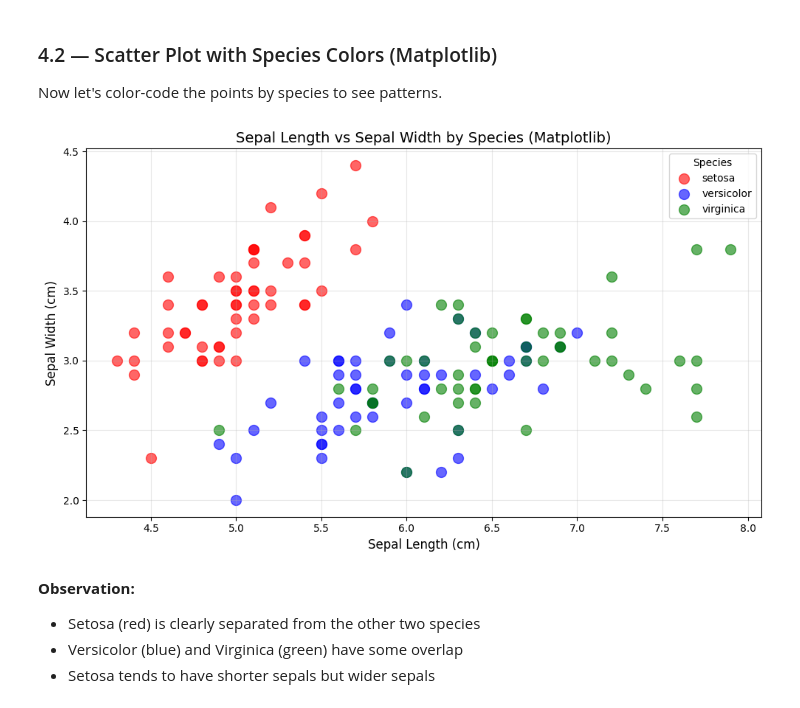
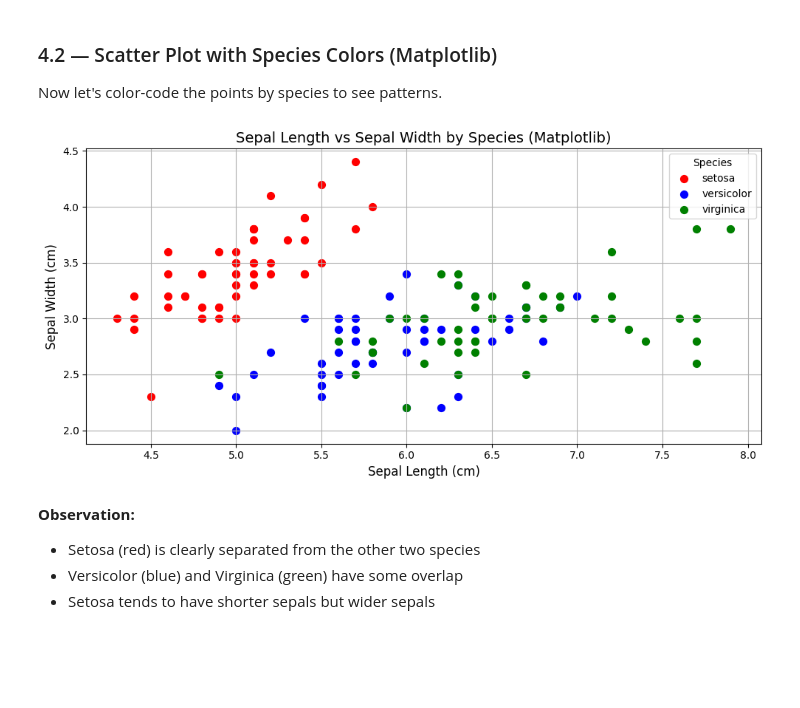
Before and after one commit to VeenaKodimala/Certificate-Program-in-AIML-IIT-Patna, a Jupyter notebook: Matplotlib/Matplotlip - Story telling via plotting.ipynb, the cells around one changed output. Drawn from its saved outputs; the diff is of its cells as text; code cells hidden in the pictures; blank space fills up the shorter version.

```diff
--- a/Matplotlib/Matplotlip - Story telling via plotting.ipynb
+++ b/Matplotlib/Matplotlip - Story telling via plotting.ipynb
@@ -497,25 +503,26 @@ plt.show()
 Now let's color-code the points by species to see patterns.
 # %%
 # Scatter plot with species colors using Matplotlib
-plt.figure(figsize=(10, 6))
+plt.figure(figsize=(10, 5))
 
 # Plot each species separately
 colors = {'setosa': 'red', 'versicolor': 'blue', 'virginica': 'green'}
 
 for species in iris['species'].unique():
     subset = iris[iris['species'] == species]
+    #Here alpha is the amount of darkness for the coluor that we apply(below 1), s=size of the symbol to plot,label=this will appear in legend.
     plt.scatter(subset['sepal_length'], subset['sepal_width'],
-                label=species, alpha=0.6, s=100, c=colors[species])
+                label=species, alpha=1, s=50, c=colors[species])
 
 plt.xlabel('Sepal Length (cm)', fontsize=12)
 plt.ylabel('Sepal Width (cm)', fontsize=12)
 plt.title('Sepal Length vs Sepal Width by Species (Matplotlib)', fontsize=14)
 plt.legend(title='Species', fontsize=10)
-plt.grid(True, alpha=0.3)
+plt.grid(True, alpha=1)
 plt.tight_layout()
 plt.show()
 # %% [output]
-[figure, old version]
+[figure, new version]
 # %% [markdown]
 **Observation:**
 - Setosa (red) is clearly separated from the other two species
```
Also changed, not shown: parts of 18 cells of this notebook.
